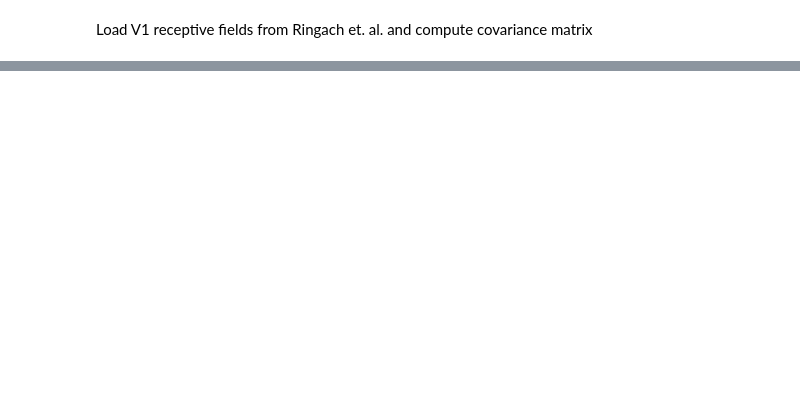
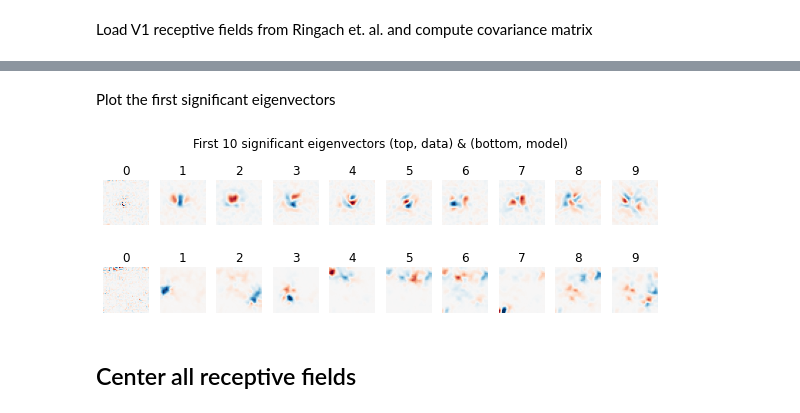
Before and after one commit to BruntonUWBio/structured-random-features, a Jupyter notebook: new_version/Ringach_V1_data.ipynb, the cells around one changed output, grey strips where cells are left out. Saved outputs shown, nothing was run; the diff lists cells and outputs as text; code cells hidden in the pictures; blank space fills up the shorter version.

```diff
--- a/new_version/Ringach_V1_data.ipynb
+++ b/new_version/Ringach_V1_data.ipynb
@@ -43,0 +95,27 @@ for i in range(5):
+# %% [markdown]
+Plot the first significant eigenvectors
+# %%
+# plot the eigenvecs
+fig = plt.figure(figsize=(8, 3))
+plt.suptitle('First 10 significant eigenvectors (top, data) & (bottom, model)')
+for i in range(10):
+    ax = fig.add_subplot(2, 10, i+1)
+    ax.set_title(i)
+    idx = np.random.randint(num_cells)
+    plt.imshow(eigvec_data[:, -i].reshape(32, 32), cmap='RdBu')
+    plt.clim(-0.25, 0.25)
+    plt.axis('off')
+
+    ax = fig.add_subplot(2, 10, 10 + i +1)
+    ax.set_title(i)
+    idx = np.random.randint(num_cells)
+    plt.imshow(eigvec_model[:, -i].reshape(32, 32), cmap='RdBu')
+    plt.clim(-0.25, 0.25)
+    plt.axis('off')
+plt.tight_layout()
+plt.subplots_adjust(top=0.9)
+# plt.savefig('results/ringach_data/cov_matrix_eigvecs.pdf')
+# %% [output]
+[figure, added]
+# %% [markdown]
+## Center all receptive fields
```
Also changed, not shown: parts of 13 cells of this notebook.
